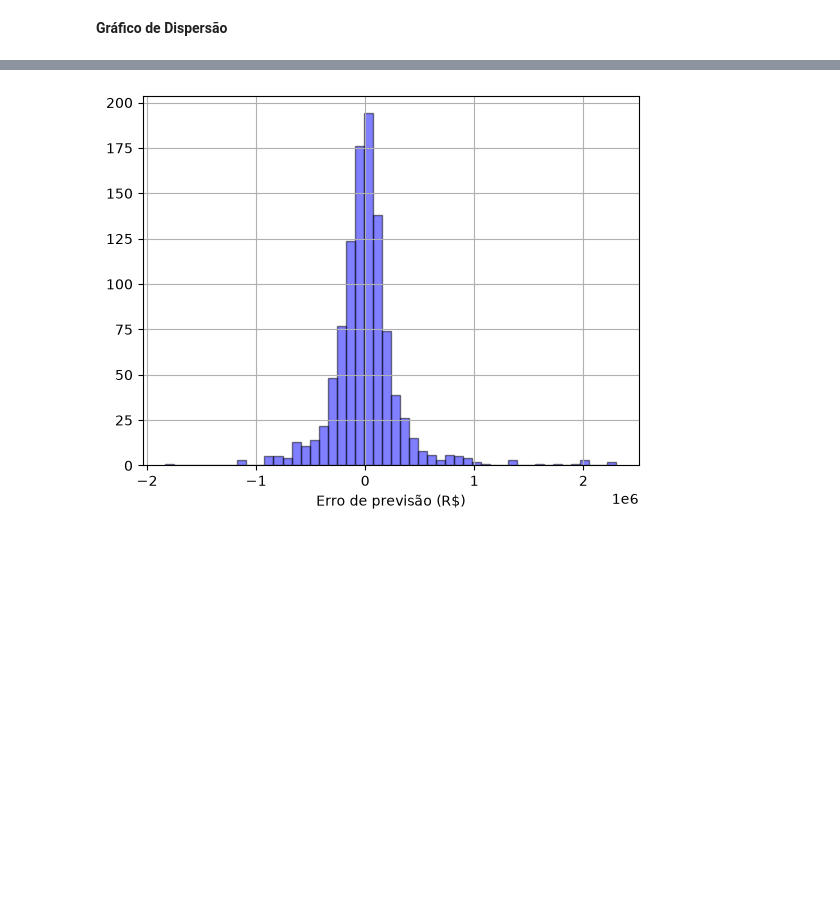
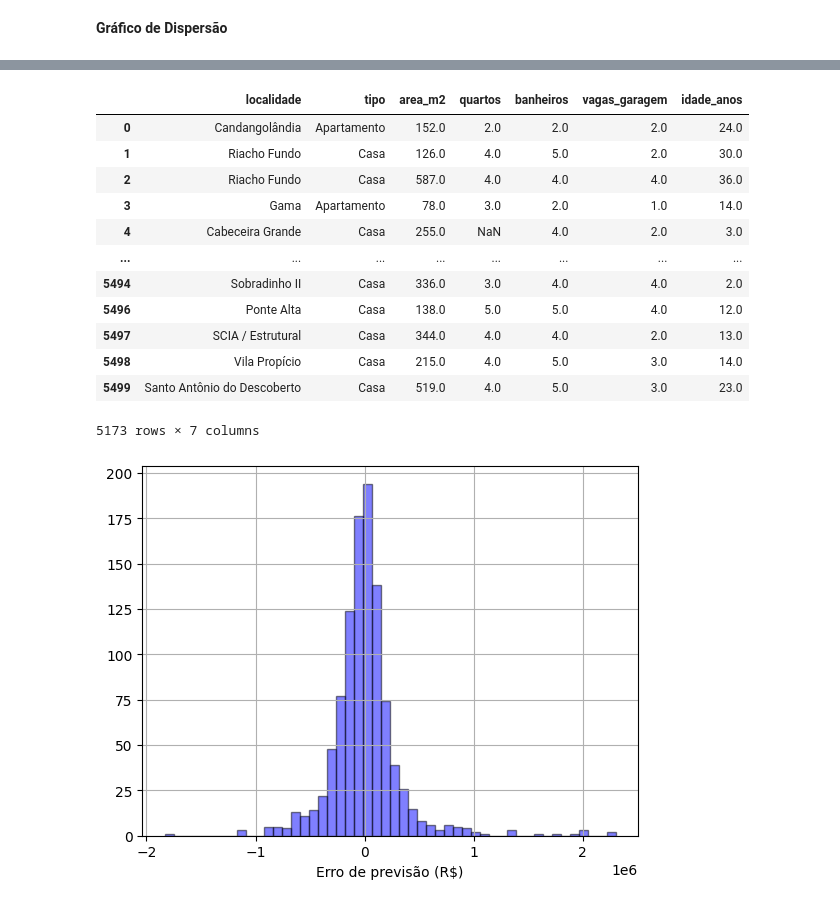
Before and after one commit to yveskleny/ml_stat, a Jupyter notebook: base_modelos_ML/notebook_exercicios.ipynb, the cells around one changed output, grey strips where cells are left out. Cells and saved outputs as stored; diff of their text form; code cells hidden in the pictures; blank space fills up the shorter version.

```diff
--- a/base_modelos_ML/notebook_exercicios.ipynb
+++ b/base_modelos_ML/notebook_exercicios.ipynb
@@ -180,3 +191,19 @@ plt.show()
+# %%
+X
+# %% [output]
+|  | localidade | tipo | area_m2 | quartos | banheiros | vagas_garagem | idade_anos |
+| 0 | Candangolândia | Apartamento | 152.0 | 2.0 | 2.0 | 2.0 | 24.0 |
+| 1 | Riacho Fundo | Casa | 126.0 | 4.0 | 5.0 | 2.0 | 30.0 |
+| 2 | Riacho Fundo | Casa | 587.0 | 4.0 | 4.0 | 4.0 | 36.0 |
+| 3 | Gama | Apartamento | 78.0 | 3.0 | 2.0 | 1.0 | 14.0 |
+| 4 | Cabeceira Grande | Casa | 255.0 | NaN | 4.0 | 2.0 | 3.0 |
+| ... | ... | ... | ... | ... | ... | ... | ... |
+| 5494 | Sobradinho II | Casa | 336.0 | 3.0 | 4.0 | 4.0 | 2.0 |
+| 5496 | Ponte Alta | Casa | 138.0 | 5.0 | 5.0 | 4.0 | 12.0 |
+| 5497 | SCIA / Estrutural | Casa | 344.0 | 4.0 | 4.0 | 2.0 | 13.0 |
+| 5498 | Vila Propício | Casa | 215.0 | 4.0 | 5.0 | 3.0 | 14.0 |
+| 5499 | Santo Antônio do Descoberto | Casa | 519.0 | 4.0 | 5.0 | 3.0 | 23.0 |
+5173 rows × 7 columns
 # %%
 plt.hist( y_test - y_pred_linear, bins=50, alpha=0.5, color='blue', edgecolor='black')
 plt.xlabel("Erro de previsão (R$)")
```
Also changed, not shown: parts of 6 cells of this notebook, 1 other file.
